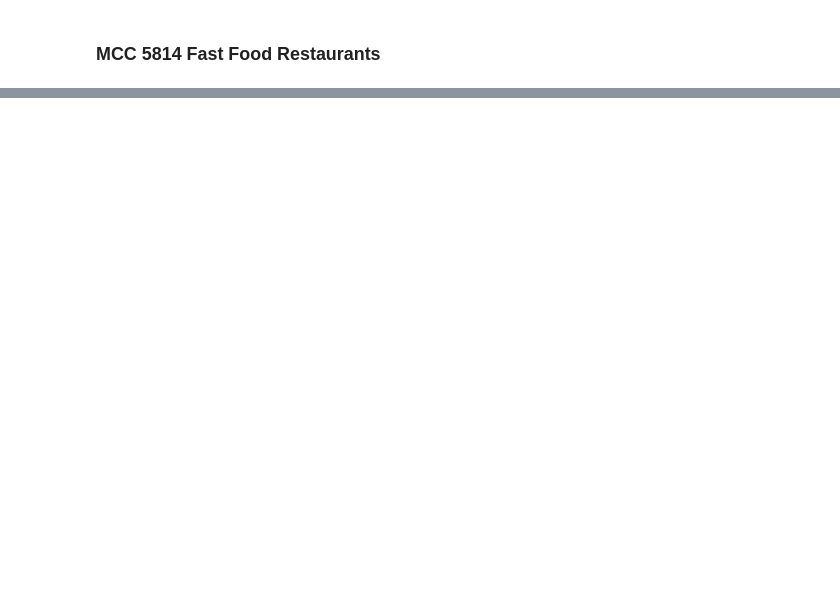
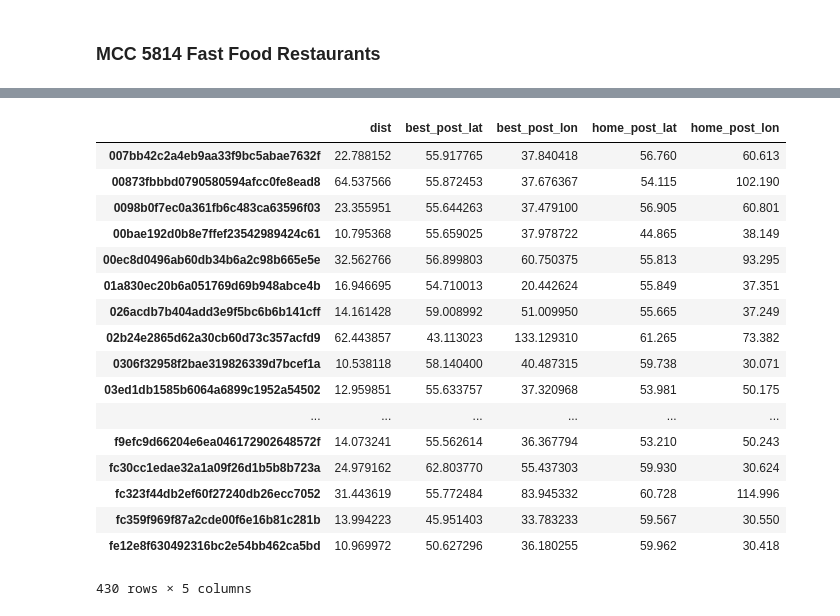
Before and after one commit to PhySci/raiffaizen, a Jupyter notebook: EDA.ipynb, the cells around one changed output, grey strips where cells are left out. Drawn from its saved outputs; the diff is of its cells as text; code cells hidden in the pictures; blank space fills up the shorter version.

```diff
--- a/EDA.ipynb
+++ b/EDA.ipynb
@@ -364,0 +446,21 @@ GaussianMixture(covariance_type='full', init_params='kmeans', max_iter=100,
+# %%
+res_df.query('dist >10')
+# %% [output]
+|  | dist | best_post_lat | best_post_lon | home_post_lat | home_post_lon |
+| 007bb42c2a4eb9aa33f9bc5abae7632f | 22.788152 | 55.917765 | 37.840418 | 56.760 | 60.613 |
+| 00873fbbbd0790580594afcc0fe8ead8 | 64.537566 | 55.872453 | 37.676367 | 54.115 | 102.190 |
+| 0098b0f7ec0a361fb6c483ca63596f03 | 23.355951 | 55.644263 | 37.479100 | 56.905 | 60.801 |
+| 00bae192d0b8e7ffef23542989424c61 | 10.795368 | 55.659025 | 37.978722 | 44.865 | 38.149 |
+| 00ec8d0496ab60db34b6a2c98b665e5e | 32.562766 | 56.899803 | 60.750375 | 55.813 | 93.295 |
+| 01a830ec20b6a051769d69b948abce4b | 16.946695 | 54.710013 | 20.442624 | 55.849 | 37.351 |
+| 026acdb7b404add3e9f5bc6b6b141cff | 14.161428 | 59.008992 | 51.009950 | 55.665 | 37.249 |
+| 02b24e2865d62a30cb60d73c357acfd9 | 62.443857 | 43.113023 | 133.129310 | 61.265 | 73.382 |
+| 0306f32958f2bae319826339d7bcef1a | 10.538118 | 58.140400 | 40.487315 | 59.738 | 30.071 |
+| 03ed1db1585b6064a6899c1952a54502 | 12.959851 | 55.633757 | 37.320968 | 53.981 | 50.175 |
+| ... | ... | ... | ... | ... | ... |
+| f9efc9d66204e6ea046172902648572f | 14.073241 | 55.562614 | 36.367794 | 53.210 | 50.243 |
+| fc30cc1edae32a1a09f26d1b5b8b723a | 24.979162 | 62.803770 | 55.437303 | 59.930 | 30.624 |
+| fc323f44db2ef60f27240db26ecc7052 | 31.443619 | 55.772484 | 83.945332 | 60.728 | 114.996 |
+| fc359f969f87a2cde00f6e16b81c281b | 13.994223 | 45.951403 | 33.783233 | 59.567 | 30.550 |
+| fe12e8f630492316bc2e54bb462ca5bd | 10.969972 | 50.627296 | 36.180255 | 59.962 | 30.418 |
+430 rows × 5 columns
```
Also changed, not shown: parts of 28 cells of this notebook.
